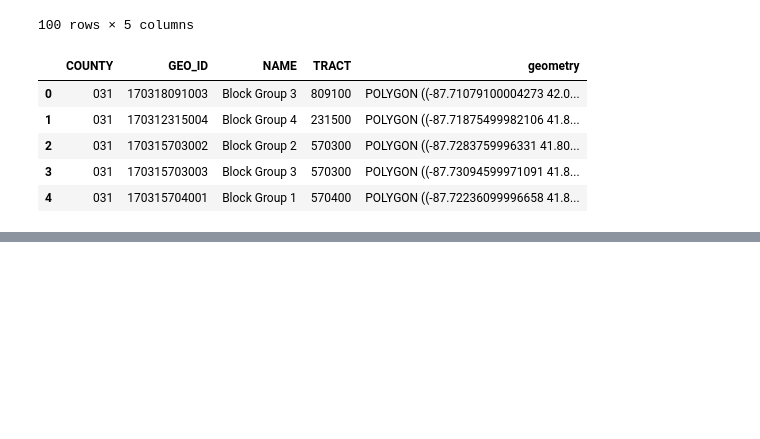
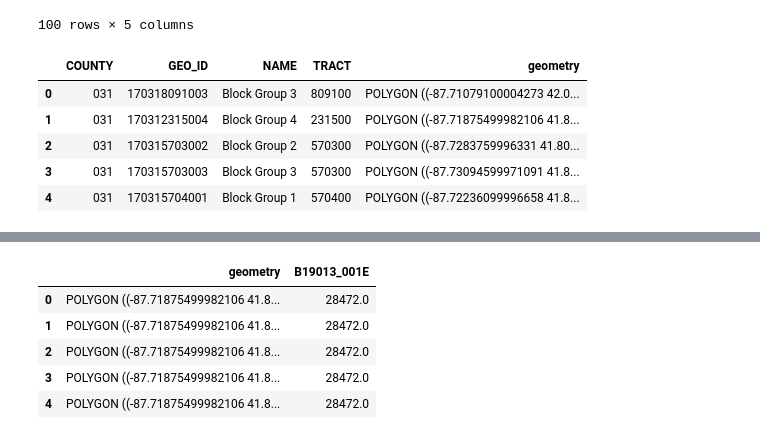
Before and after one commit to capp-machine-learning/chicago-crime-analysis, a Jupyter notebook: clean_ver.ipynb, the cells around one changed output, grey strips where cells are left out. Cells and saved outputs as stored; diff of their text form; code cells hidden in the pictures; blank space fills up the shorter version.

```diff
--- a/clean_ver.ipynb
+++ b/clean_ver.ipynb
@@ -122 +135,10 @@ crime_bg_df.head(100)
+# %%
+test_gdf.head()
+# %% [output]
+|  | geometry | B19013_001E |
+| 0 | POLYGON ((-87.71875499982106 41.8... | 28472.0 |
+| 1 | POLYGON ((-87.71875499982106 41.8... | 28472.0 |
+| 2 | POLYGON ((-87.71875499982106 41.8... | 28472.0 |
+| 3 | POLYGON ((-87.71875499982106 41.8... | 28472.0 |
+| 4 | POLYGON ((-87.71875499982106 41.8... | 28472.0 |
 # %%
```
Also changed, not shown: parts of 9 cells of this notebook.
